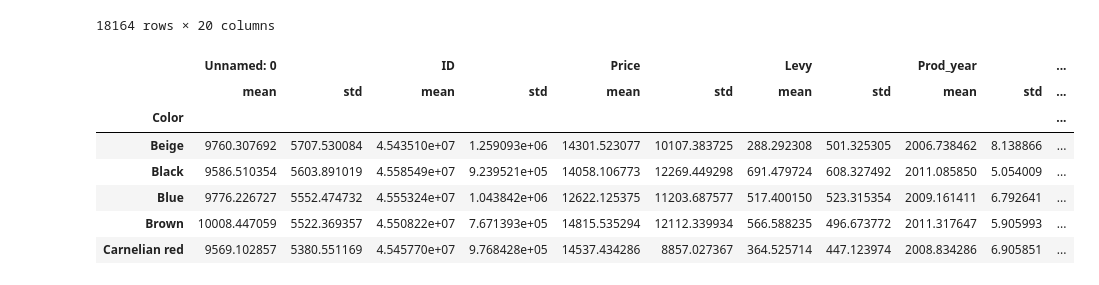
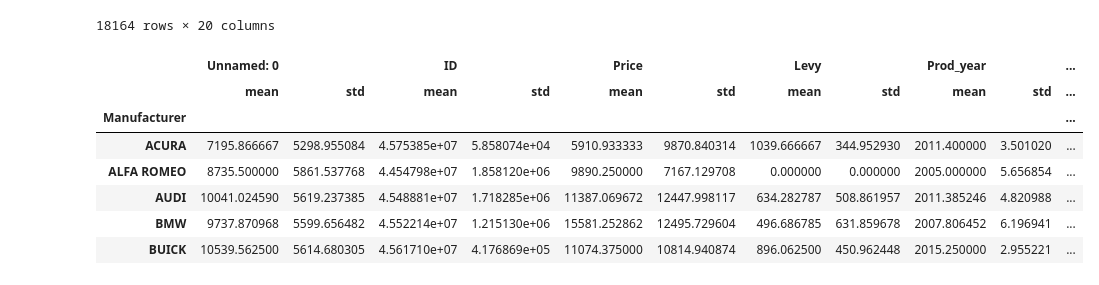
Before and after one commit to addsandwich/2022-msaai-500-final-project, a Jupyter notebook: notebooks/MaymoonahUPDATED.ipynb, the cells around one changed output. Saved outputs shown, nothing was run; the diff lists cells and outputs as text; code cells hidden in the pictures.

```diff
--- a/notebooks/MaymoonahUPDATED.ipynb
+++ b/notebooks/MaymoonahUPDATED.ipynb
@@ -24,15 +24,38 @@ df
 | 18163 | 19236 | 45813273 | 470 | 753 | HYUNDAI | SONATA | 2012 | Sedan | Yes | ... |
 18164 rows × 20 columns
 # %%
-df_prices = df.groupby("Color").agg([np.mean, np.std])
-df_prices.head()
+#df_prices = df.groupby("Color").agg([np.mean, np.std])
+
+import warnings
+warnings.filterwarnings("ignore") #ignore warnings
+
+Manufacturer = df.groupby("Manufacturer").agg([np.mean, np.std])
+Model = df.groupby("Model").agg([np.mean, np.std])
+Prod_year = df.groupby("Prod_year").agg([np.mean, np.std])
+Category = df.groupby("Category").agg([np.mean, np.std])
+Leather_interior = df.groupby("Leather_interior").agg([np.mean, np.std])
+
+Fuel_type = df.groupby("Fuel_type").agg([np.mean, np.std])
+Engine_volume = df.groupby("Engine_volume").agg([np.mean, np.std])
+Turbo = df.groupby("Turbo").agg([np.mean, np.std])
+Mileage = df.groupby("Mileage").agg([np.mean, np.std])
+Cylinders = df.groupby("Cylinders").agg([np.mean, np.std])
+
+Gear_box_type = df.groupby("Gear_box_type").agg([np.mean, np.std])
+Drive_wheels = df.groupby("Drive_wheels").agg([np.mean, np.std])
+Doors = df.groupby("Doors").agg([np.mean, np.std])
+Wheel = df.groupby("Wheel").agg([np.mean, np.std])
+Color = df.groupby("Color").agg([np.mean, np.std])
+Airbags = df.groupby("Airbags").agg([np.mean, np.std])
+
+Manufacturer.head()
 # %% [output]
 |  | Unnamed: 0 |  | ID |  | Price |  | Levy |  | Prod_year |  | ... |
 |  | mean | std | mean | std | mean | std | mean | std | mean | std | ... |
-| Color |  |  |  |  |  |  |  |  |  |  | ... |
-| Beige | 9760.307692 | 5707.530084 | 4.543510e+07 | 1.259093e+06 | 14301.523077 | 10107.383725 | 288.292308 | 501.325305 | 2006.738462 | 8.138866 | ... |
-| Black | 9586.510354 | 5603.891019 | 4.558549e+07 | 9.239521e+05 | 14058.106773 | 12269.449298 | 691.479724 | 608.327492 | 2011.085850 | 5.054009 | ... |
-| Blue | 9776.226727 | 5552.474732 | 4.555324e+07 | 1.043842e+06 | 12622.125375 | 11203.687577 | 517.400150 | 523.315354 | 2009.161411 | 6.792641 | ... |
-| Brown | 10008.447059 | 5522.369357 | 4.550822e+07 | 7.671393e+05 | 14815.535294 | 12112.339934 | 566.588235 | 496.673772 | 2011.317647 | 5.905993 | ... |
-| Carnelian red | 9569.102857 | 5380.551169 | 4.545770e+07 | 9.768428e+05 | 14537.434286 | 8857.027367 | 364.525714 | 447.123974 | 2008.834286 | 6.905851 | ... |
+| Manufacturer |  |  |  |  |  |  |  |  |  |  | ... |
+| ACURA | 7195.866667 | 5298.955084 | 4.575385e+07 | 5.858074e+04 | 5910.933333 | 9870.840314 | 1039.666667 | 344.952930 | 2011.400000 | 3.501020 | ... |
+| ALFA ROMEO | 8735.500000 | 5861.537768 | 4.454798e+07 | 1.858120e+06 | 9890.250000 | 7167.129708 | 0.000000 | 0.000000 | 2005.000000 | 5.656854 | ... |
+| AUDI | 10041.024590 | 5619.237385 | 4.548881e+07 | 1.718285e+06 | 11387.069672 | 12447.998117 | 634.282787 | 508.861957 | 2011.385246 | 4.820988 | ... |
+| BMW | 9737.870968 | 5599.656482 | 4.552214e+07 | 1.215130e+06 | 15581.252862 | 12495.729604 | 496.686785 | 631.859678 | 2007.806452 | 6.196941 | ... |
+| BUICK | 10539.562500 | 5614.680305 | 4.561710e+07 | 4.176869e+05 | 11074.375000 | 10814.940874 | 896.062500 | 450.962448 | 2015.250000 | 2.955221 | ... |
 # %%
```
Also changed, not shown: parts of 7 cells of this notebook.
